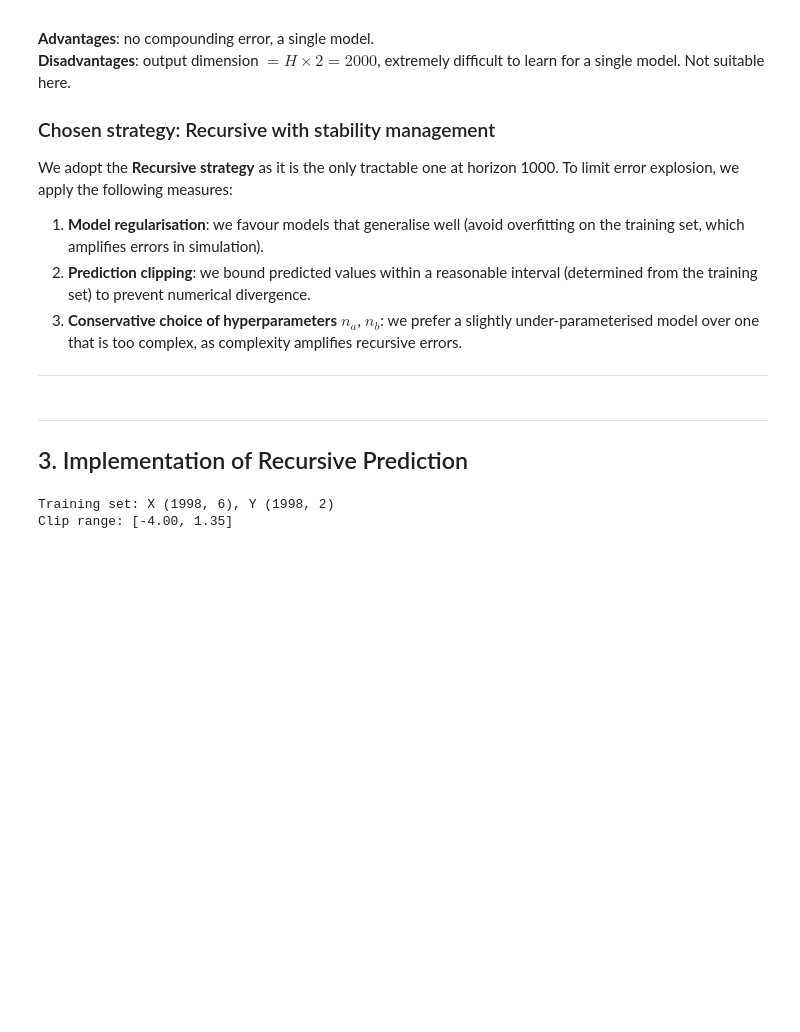
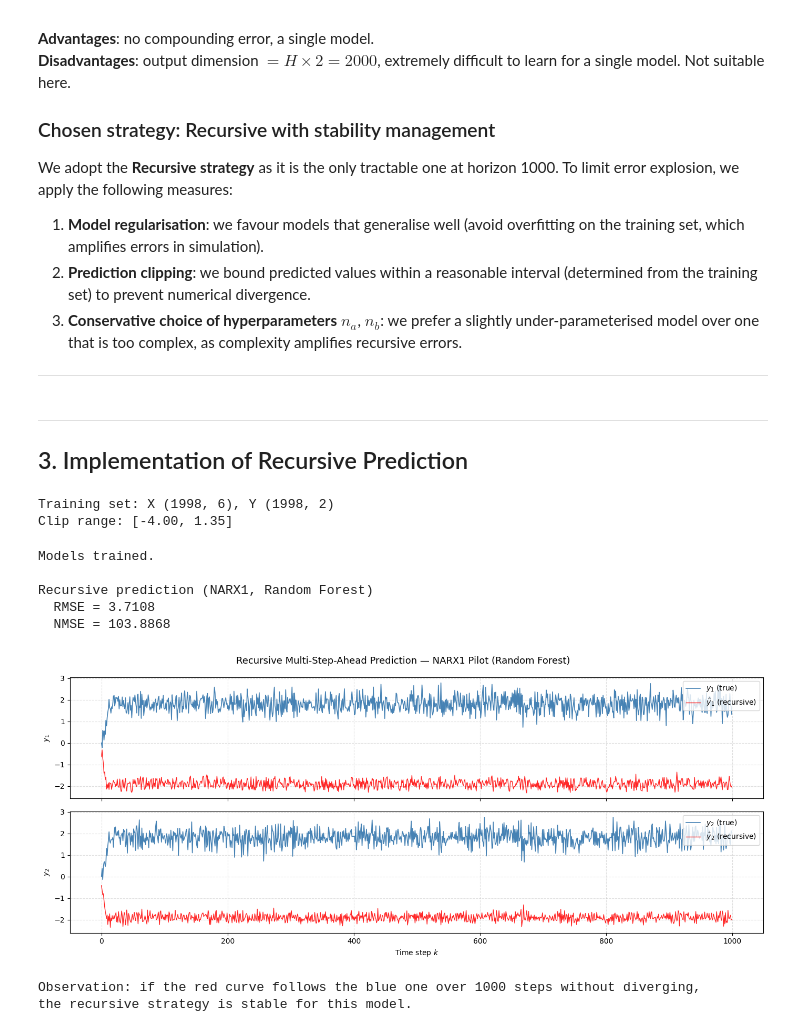
Before and after one commit to zak1070/SFML_INFO_422, a Jupyter notebook: step2b_prediction_strategy.ipynb, the cells around one changed output. Cells and saved outputs as stored; diff of their text form; code cells hidden in the pictures; blank space fills up the shorter version.

Commit message:
task 2b training

```diff
--- a/step2b_prediction_strategy.ipynb
+++ b/step2b_prediction_strategy.ipynb
@@ -279,3 +279,55 @@ print(f"Clip range: [{y_clip[0]:.2f}, {y_clip[1]:.2f}]")
 # %% [output]
 Training set: X (1998, 6), Y (1998, 2)
 Clip range: [-4.00, 1.35]
+# %%
+# train two separate regressors (one per output) — Random Forest as placeholder
+rf_y1 = RandomForestRegressor(n_estimators=100, random_state=42, n_jobs=-1)
+rf_y2 = RandomForestRegressor(n_estimators=100, random_state=42, n_jobs=-1)
+
+rf_y1.fit(X_tr, Y_tr_target[:, 0])
+rf_y2.fit(X_tr, Y_tr_target[:, 1])
+print("Models trained.")
+
+# recursive  prediction on the test set
+Y_pred = recursive_predict(
+    model_y1=rf_y1,
+    model_y2=rf_y2,
+    U_test=U_ts,
+    na = NA, nb = NB, d = D,
+    y_clip=y_clip
+)
+
+rmse = compute_rmse(Y_ts[1:N_TEST+1], Y_pred[:N_TEST])
+nmse = compute_nmse(Y_ts[1:N_TEST+1], Y_pred[:N_TEST])
+print(f"\nRecursive prediction (NARX1, Random Forest)")
+print(f"  RMSE = {rmse:.4f}")
+print(f"  NMSE = {nmse:.4f}")
+# %% [output]
+Models trained.
+
+Recursive prediction (NARX1, Random Forest)
+  RMSE = 3.7108
+  NMSE = 103.8868
+# %%
+# ── Visualisation: recursive prediction vs. true values ──────────────────────
+T = np.arange(N_TEST)
+fig, axes = plt.subplots(2, 1, figsize = (14, 6), sharex = True)
+
+for i, ax in enumerate(axes):
+    ax.plot(T, Y_ts[1:N_TEST+1, i], label = f'$y_{i+1}$ (true)',  color = 'steelblue', lw = 1.2)
+    ax.plot(T, Y_pred[:N_TEST, i],  label = f'$\\hat y_{i+1}$ (recursive)', color = 'red', lw=1, alpha = 0.85)
+    ax.set_ylabel(f'$y_{i+1}$')
+    ax.legend(loc = 'upper right')
+    ax.grid(True, linestyle='--', alpha = 0.4)
+
+axes[1].set_xlabel('Time step $k$')
+fig.suptitle('Recursive Multi-Step-Ahead Prediction — NARX1 Pilot (Random Forest)', fontsize = 13)
+plt.tight_layout()
+plt.show()
+
+print("\nObservation: if the red curve follows the blue one over 1000 steps without diverging,")
+print("the recursive strategy is stable for this model.")
+# %% [output]
+[figure, added]
+Observation: if the red curve follows the blue one over 1000 steps without diverging,
+the recursive strategy is stable for this model.
```
Also changed, not shown: parts of 2 cells of this notebook.
